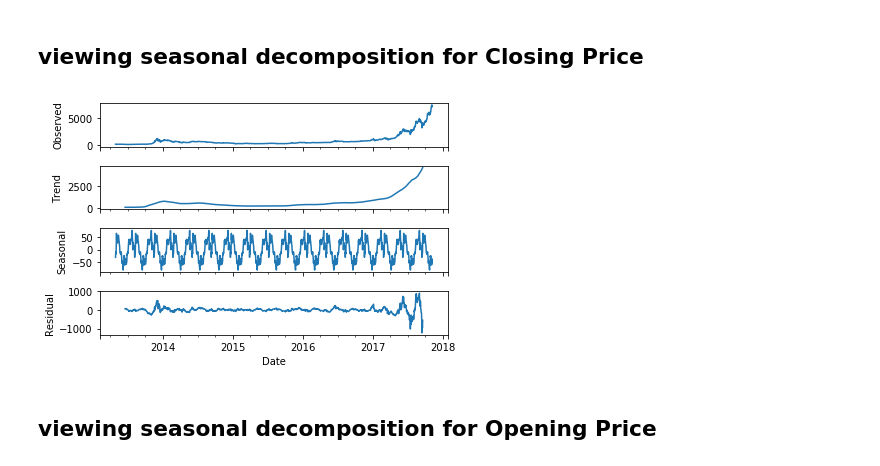
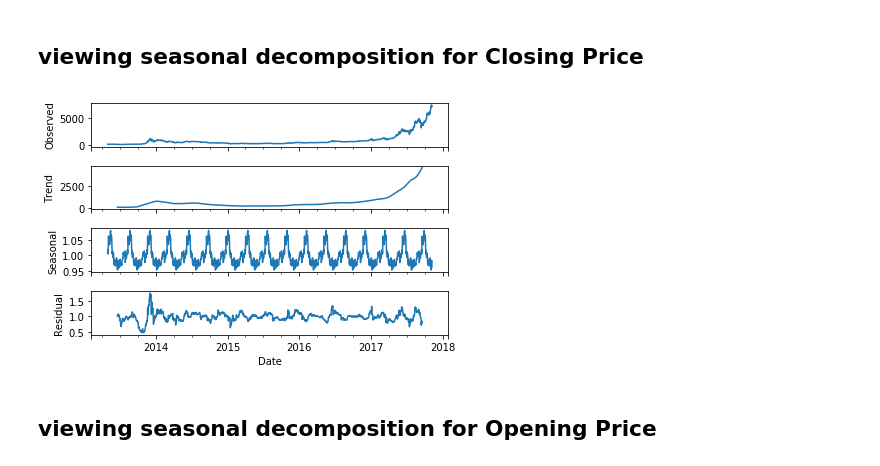
Before and after one commit to mparayil/Forecasting-Cryptocurrency-Prices, a Jupyter notebook: Capstone - Part 2.ipynb, the cells around one changed output. Drawn from its saved outputs; the diff is of its cells as text; code cells hidden in the pictures.

```diff
--- a/Capstone - Part 2.ipynb
+++ b/Capstone - Part 2.ipynb
@@ -361,10 +363,10 @@ Text(0,0.5,'Price in USD $')
 # %% [markdown]
 ## viewing seasonal decomposition for Closing Price
 # %%
-result_close = seasonal_decompose(btc_price_close['Close'], freq=100)
+result_close = seasonal_decompose(btc_price_close['Close'], model='multiplicative', freq=100)
 result_close.plot();
 # %% [output]
-[figure, old version]
+[figure, new version]
 # %% [markdown]
 ## viewing seasonal decomposition for Opening Price
 # %%
```
Also changed, not shown: parts of 21 cells of this notebook.
